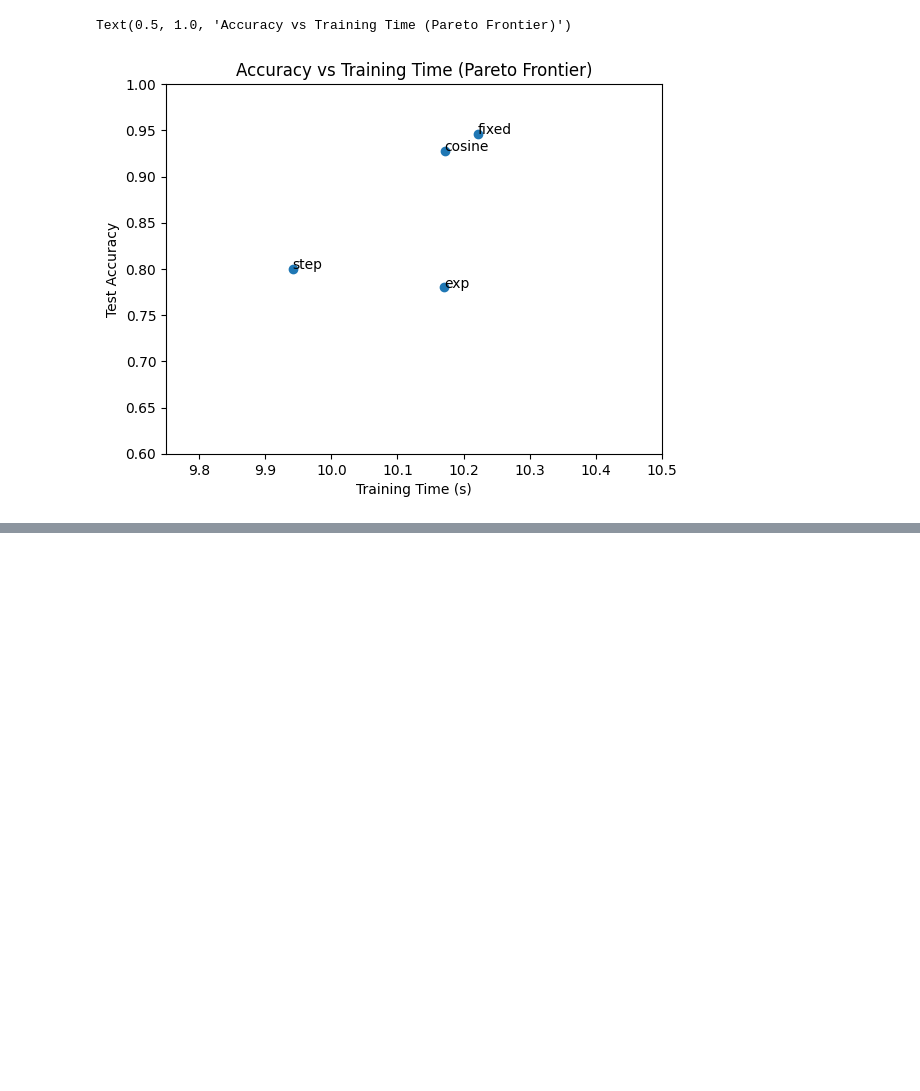
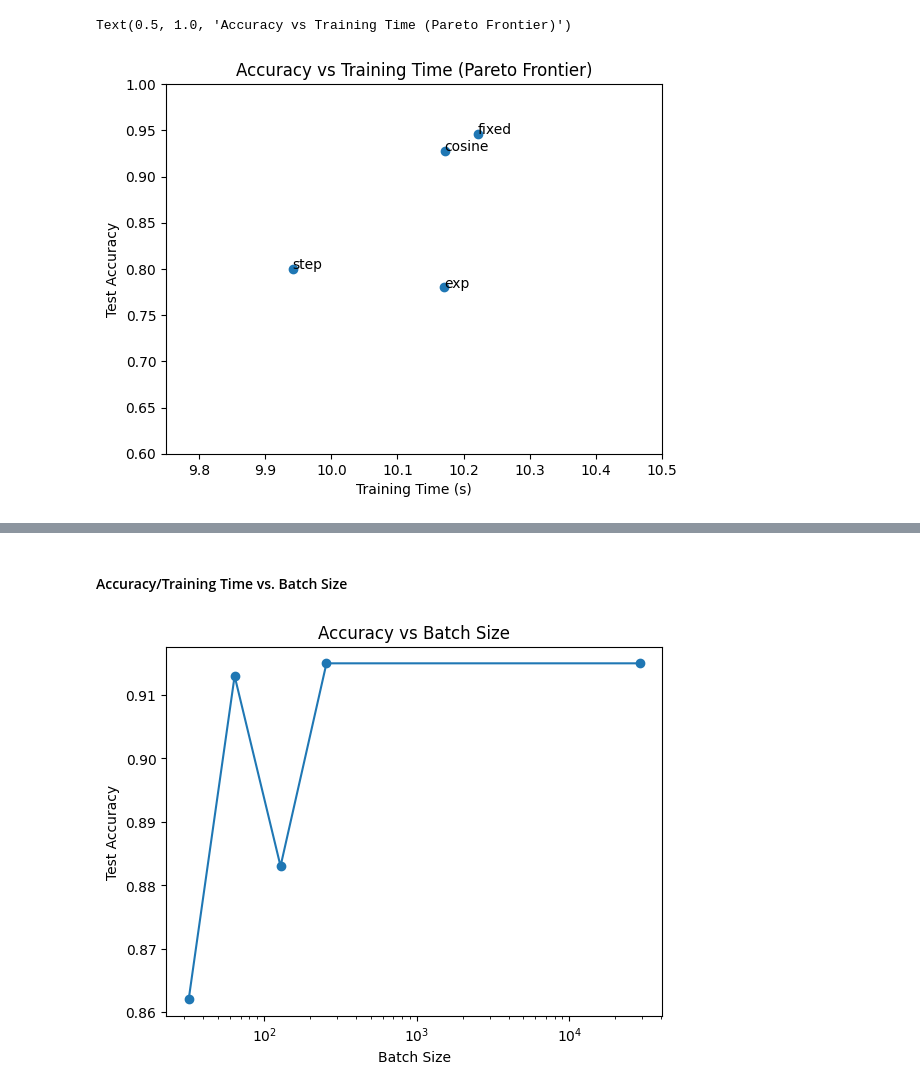
Before and after one commit to Featherless-bipod/variableMLP, a Jupyter notebook: src/main2.ipynb, the cells around one changed output, grey strips where cells are left out. Cells and saved outputs as stored; diff of their text form; code cells hidden in the pictures; blank space fills up the shorter version.

Commit message:
add batch size

```diff
--- a/src/main2.ipynb
+++ b/src/main2.ipynb
@@ -132,14 +124,14 @@ Hresults_dic = {}
 #Collect Data
 for H in hidden_layers:
     print(f"number of layers:{H}")
-    test_acc, total_duration,training_accuracy, epoch_time = train_and_evaluate(H=H, N=10, train_x=train_x, train_y=train_y,
+    test_acc, total_duration,training_accuracy, hundred_duration, epoch_time = train_and_evaluate(H=H, N=10, train_x=train_x, train_y=train_y,
                                                                                         test_x=test_x, test_y=test_y,
                                                                                         pixels=pixels, results=10, iters=500, alpha=0.1)
     Htest_accs.append(test_acc)
     Htotal_times.append(total_duration)
     Hresults_dic[H] = {
         "acc": training_accuracy,
-        "time": epoch_time
+        "time": hundred_duration
     }
 # %% [output]
 number of layers:2
@@ -208,7 +200,7 @@ Iresults_dic = {}
 #Collect Data
 for I in initialization_function:
     print(f"initailization function:{I}")
-    test_acc, total_duration, training_accuracy, epoch_time = train_and_evaluate(H=2, N=10, train_x=train_x, train_y=train_y,test_x=test_x, test_y=test_y,pixels=pixels, results=10, iters=1000, alpha=0.05, act = initialization_function)
+    test_acc, total_duration, training_accuracy, hundred_duration, epoch_time = train_and_evaluate(H=2, N=10, train_x=train_x, train_y=train_y,test_x=test_x, test_y=test_y,pixels=pixels, results=10, iters=1000, alpha=0.05, act = initialization_function)
     Itest_accs.append(test_acc)
     Itotal_times.append(total_duration)
 
@@ -217,7 +209,7 @@ for I in initialization_function:
 
     Iresults_dic[I] = {
         "acc": training_accuracy,
-        "time": epoch_time,
+        "time": hundred_duration,
         "initial": initial_acc,
         "final": final_acc
     }
@@ -317,14 +309,14 @@ Sresults_dic = {}
 #Collect Data
 for S in schedules:
     print(f"schedule type:{S}")
-    test_acc, total_duration,training_accuracy, epoch_time = train_and_evaluate(H=2, N=10, train_x=train_x, train_y=train_y,
+    test_acc, total_duration,training_accuracy, hundred_duration, epoch_time = train_and_evaluate(H=2, N=10, train_x=train_x, train_y=train_y,
                                                                                         test_x=test_x, test_y=test_y,
                                                                                         pixels=pixels, results=10, iters=1000, alpha=0.1,schedule = S)
     Stest_accs.append(test_acc)
     Stotal_times.append(total_duration)
     Sresults_dic[S] = {
         "acc": training_accuracy,
-        "time": epoch_time
+        "time": hundred_duration
     }
 # %% [output]
 schedule type:fixed
@@ -409,0 +400,22 @@ Text(0.5, 1.0, 'Accuracy vs Training Time (Pareto Frontier)')
+# %%
+
+#Define number of neurons
+batch_sizes = [32,64,128,256,None]
+
+#Define data arrays
+Btest_accs = []
+Btotal_times = []
+Bresults_dic = {}
+
+#Collect Data
+for B in batch_sizes:
+    print(f"batch size:{B}")
+    test_acc, total_duration, training_accuracy, hundred_duration, epoch_time = train_and_evaluate(H=2, N=10, train_x=train_x, train_y=train_y,test_x=test_x, test_y=test_y,pixels=pixels, results=10, iters=10000, alpha=0.1,batch_size=B)
+    Btest_accs.append(test_acc)
+    Btotal_times.append(total_duration)
+
+    Bresults_dic[B] = {
+        "acc": training_accuracy,
+        "time": hundred_duration,
+        "epoch time": epoch_time
+    }
@@ -409,0 +440,14 @@ Text(0.5, 1.0, 'Accuracy vs Training Time (Pareto Frontier)')
+# %% [markdown]
+#### Accuracy/Training Time vs. Batch Size
+# %%
+num_samples = train_x.shape[1]
+sizes = [b if b is not None else num_samples for b in batch_sizes]
+
+plt.plot(sizes, Btest_accs, marker='o')
+plt.xlabel("Batch Size")
+plt.ylabel("Test Accuracy")
+plt.title("Accuracy vs Batch Size")
+plt.xscale("log")  # optional, makes spacing cleaner
+plt.show()
+# %% [output]
+[figure, added]
```
Also changed, not shown: parts of 8 cells of this notebook, 2 other files.
